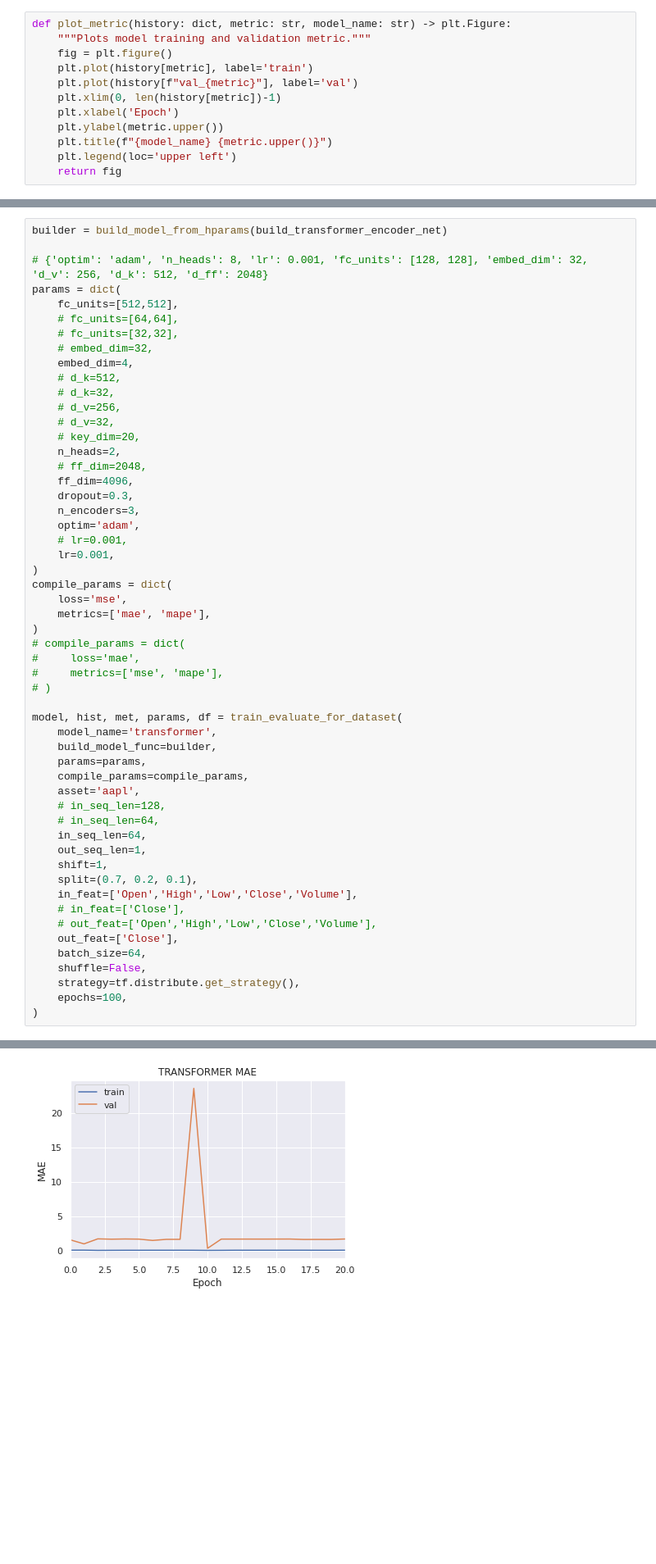
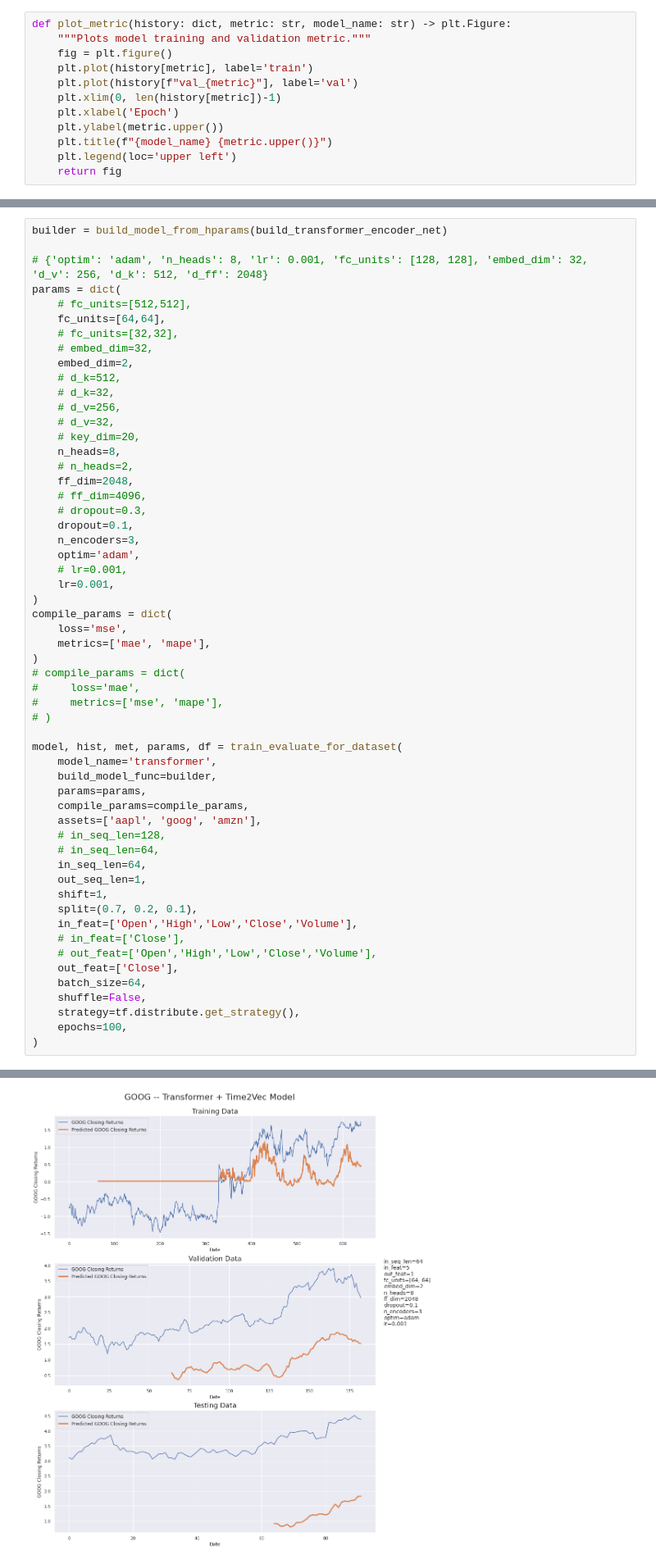
Before and after one commit to zanderman/stock-forecasting-transformer, a Jupyter notebook: forecast_transformer.ipynb, the cells around one changed output, grey strips where cells are left out. Shown at 82% size. Drawn from its saved outputs; the diff is of its cells as text; blank space fills up the shorter version.

Commit message:
Dataset loader now combines batched train/val/test for multiple assets

```diff
--- a/forecast_transformer.ipynb
+++ b/forecast_transformer.ipynb
@@ -1609,20 +1628,22 @@ builder = build_model_from_hparams(build_transformer_encoder_net)
 
 # {'optim': 'adam', 'n_heads': 8, 'lr': 0.001, 'fc_units': [128, 128], 'embed_dim': 32, 'd_v': 256, 'd_k': 512, 'd_ff': 2048}
 params = dict(
-    fc_units=[512,512],
-    # fc_units=[64,64],
+    # fc_units=[512,512],
+    fc_units=[64,64],
     # fc_units=[32,32],
     # embed_dim=32,
-    embed_dim=4,
+    embed_dim=2,
     # d_k=512,
     # d_k=32,
     # d_v=256,
     # d_v=32,
     # key_dim=20,
-    n_heads=2,
-    # ff_dim=2048,
-    ff_dim=4096,
-    dropout=0.3,
+    n_heads=8,
+    # n_heads=2,
+    ff_dim=2048,
+    # ff_dim=4096,
+    # dropout=0.3,
+    dropout=0.1,
     n_encoders=3,
     optim='adam',
     # lr=0.001,
@@ -1642,7 +1663,7 @@ model, hist, met, params, df = train_evaluate_for_dataset(
     build_model_func=builder,
     params=params,
     compile_params=compile_params,
-    asset='aapl',
+    assets=['aapl', 'goog', 'amzn'],
     # in_seq_len=128,
     # in_seq_len=64,
     in_seq_len=64,
@@ -1680 +1701 @@ transformer 0.107555 1.731534  0.873901 44383.757812 89.952591  17.682201 0.0268
-[figure, old version]
+[figure, new version]
```
Also changed, not shown: parts of 5 cells of this notebook.
